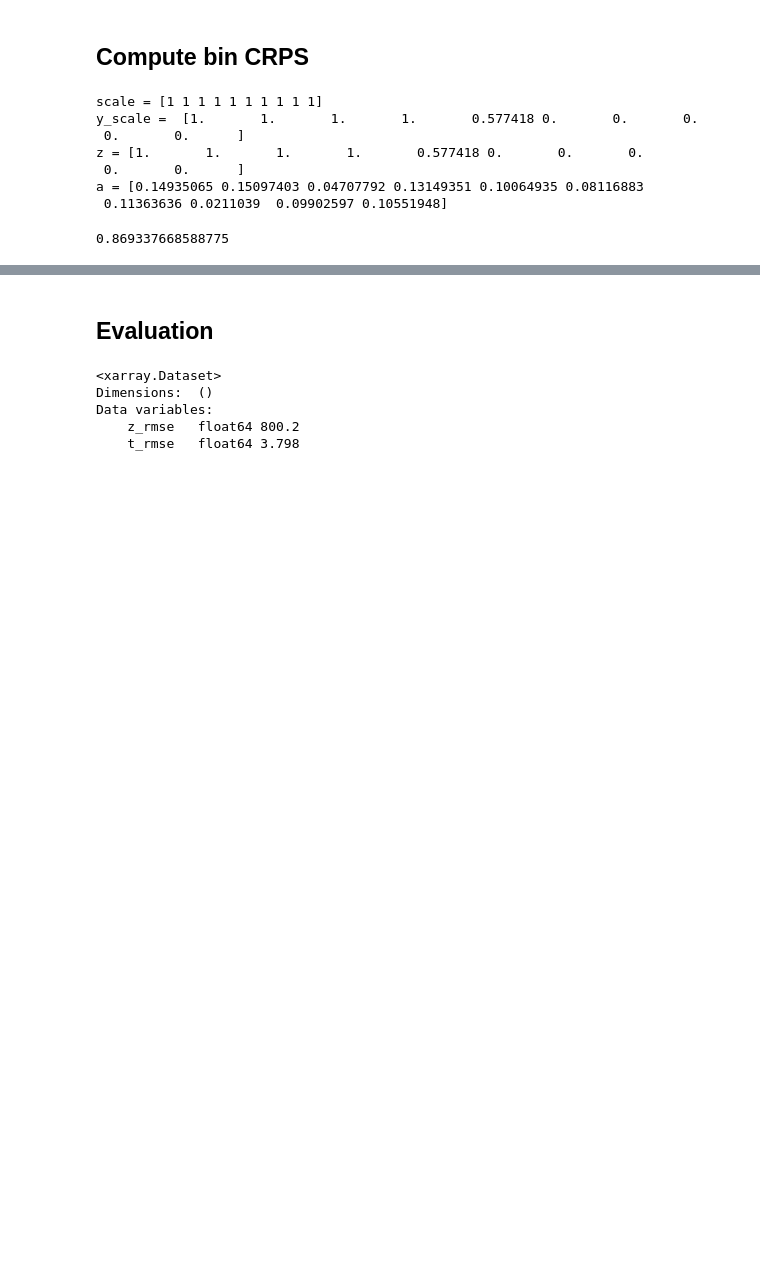
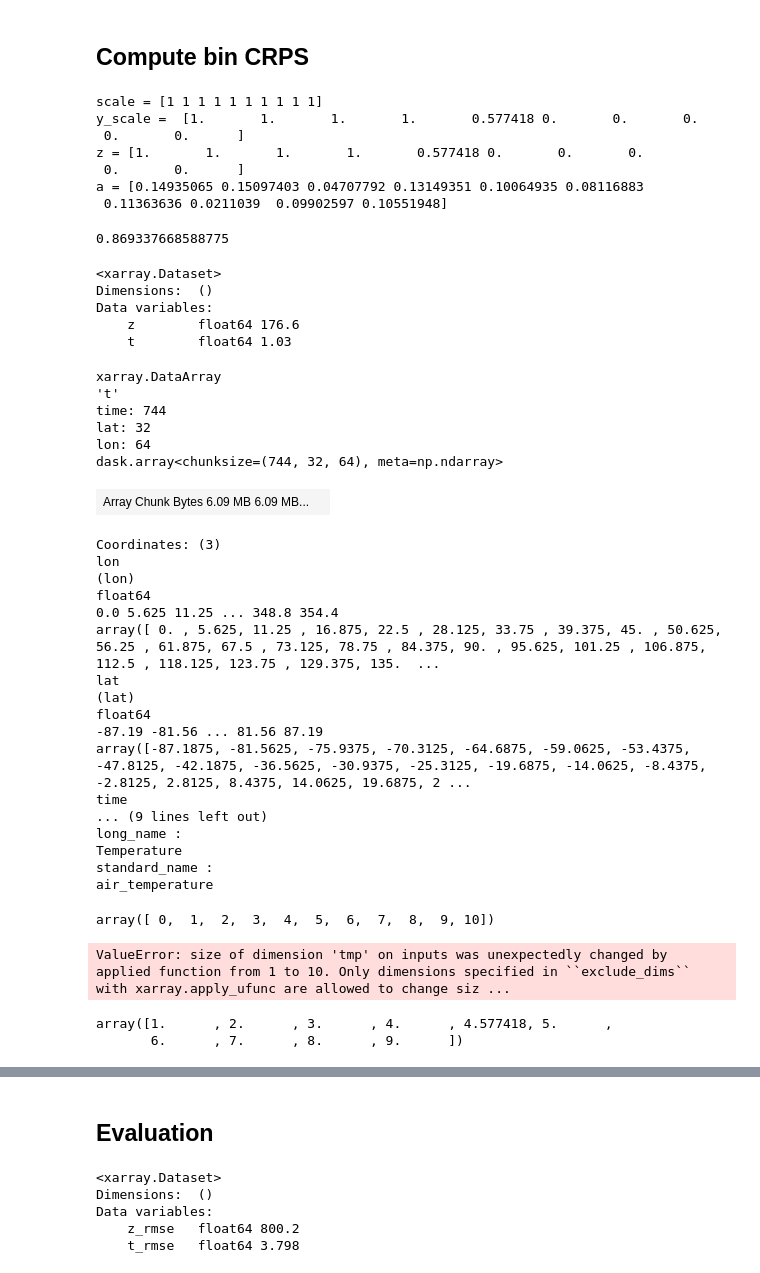
Before and after one commit to sagar-garg/WeatherBench, a Jupyter notebook: nbs_probabilistic/07.1- Categorical Forecast Implementation-SR.ipynb, the cells around one changed output, grey strips where cells are left out. Saved outputs shown, nothing was run; the diff lists cells and outputs as text; code cells hidden in the pictures; blank space fills up the shorter version.

```diff
--- a/nbs_probabilistic/07.1- Categorical Forecast Implementation-SR.ipynb
+++ b/nbs_probabilistic/07.1- Categorical Forecast Implementation-SR.ipynb
@@ -163,0 +217,5 @@ plt.bar(preds.t.mid_points, preds.t.isel(time=0, lat=10, lon=10), width=preds.t.
+# %%
+datadir=args['datadir']
+z500_valid = load_test_data(f'{datadir}/geopotential_500', 'z').drop('level')
+t850_valid = load_test_data(f'{datadir}/temperature_850', 't').drop('level')
+valid = xr.merge([z500_valid, t850_valid])
@@ -222,0 +340,46 @@ def compute_bin_crps(obs, preds, bin_edges):
+# %%
+obs = valid.sel(time='2017-01-05')
+preds_ = preds.sel(time='2017-01-05')
+# %%
+compute_weighted_bin_crps(preds_, obs)
+# %% [output]
+<xarray.Dataset>
+Dimensions:  ()
+Data variables:
+    z        float64 176.6
+    t        float64 1.03
+# %%
+obs
+# %% [output]
+xarray.DataArray
+'t'
+time: 744
+lat: 32
+lon: 64
+dask.array<chunksize=(744, 32, 64), meta=np.ndarray>
+| Array Chunk Bytes 6.09 MB 6.09 MB... |  |
+Coordinates: (3)
+lon
+(lon)
+float64
+0.0 5.625 11.25 ... 348.8 354.4
+array([ 0. , 5.625, 11.25 , 16.875, 22.5 , 28.125, 33.75 , 39.375, 45. , 50.625, 56.25 , 61.875, 67.5 , 73.125, 78.75 , 84.375, 90. , 95.625, 101.25 , 106.875, 112.5 , 118.125, 123.75 , 129.375, 135.  ...
+lat
+(lat)
+float64
+-87.19 -81.56 ... 81.56 87.19
+array([-87.1875, -81.5625, -75.9375, -70.3125, -64.6875, -59.0625, -53.4375, -47.8125, -42.1875, -36.5625, -30.9375, -25.3125, -19.6875, -14.0625, -8.4375, -2.8125, 2.8125, 8.4375, 14.0625, 19.6875, 2 ...
+time
+... (9 lines left out)
+long_name :
+Temperature
+standard_name :
+air_temperature
+# %%
+bin_edges
+# %% [output]
+array([ 0,  1,  2,  3,  4,  5,  6,  7,  8,  9, 10])
+# %%
+a = np.minimum(bin_edges[1:], obs.expand_dims('tmp', -1))
+# %% [output]
+ValueError: size of dimension 'tmp' on inputs was unexpectedly changed by applied function from 1 to 10. Only dimensions specified in ``exclude_dims`` with xarray.apply_ufunc are allowed to change siz ...
@@ -222,0 +390,5 @@ def compute_bin_crps(obs, preds, bin_edges):
+# %%
+y[0, 0, 0]
+# %% [output]
+array([1.      , 2.      , 3.      , 4.      , 4.577418, 5.      ,
+       6.      , 7.      , 8.      , 9.      ])
```
Also changed, not shown: parts of 33 cells of this notebook, 2 other files.
